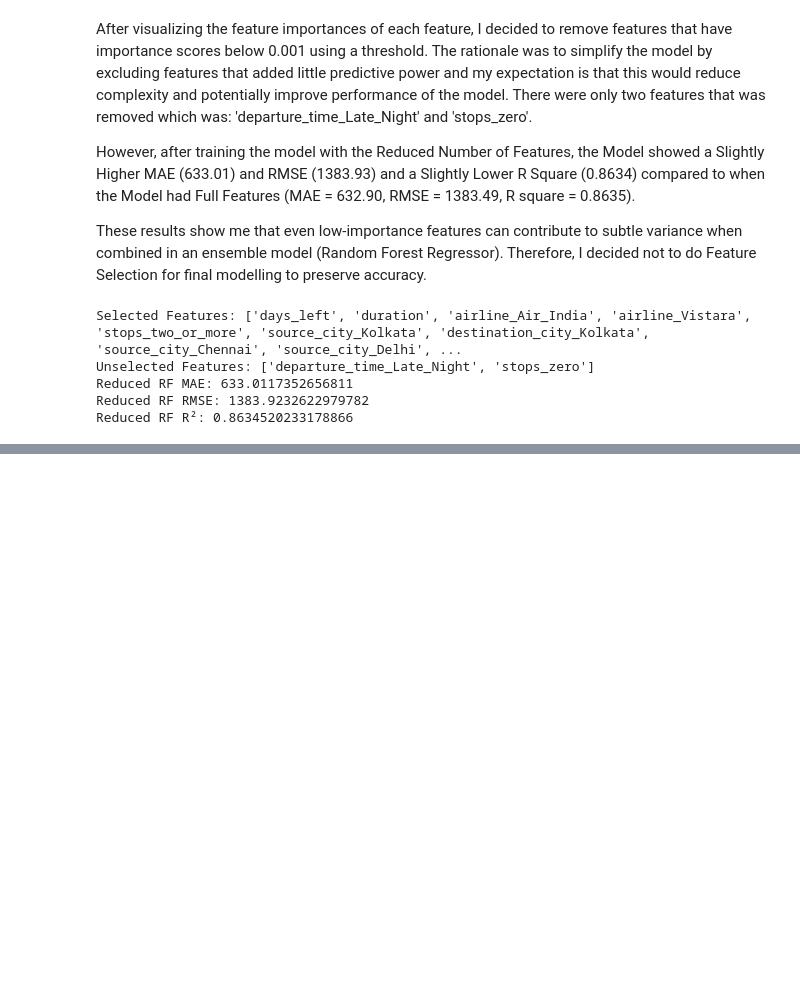
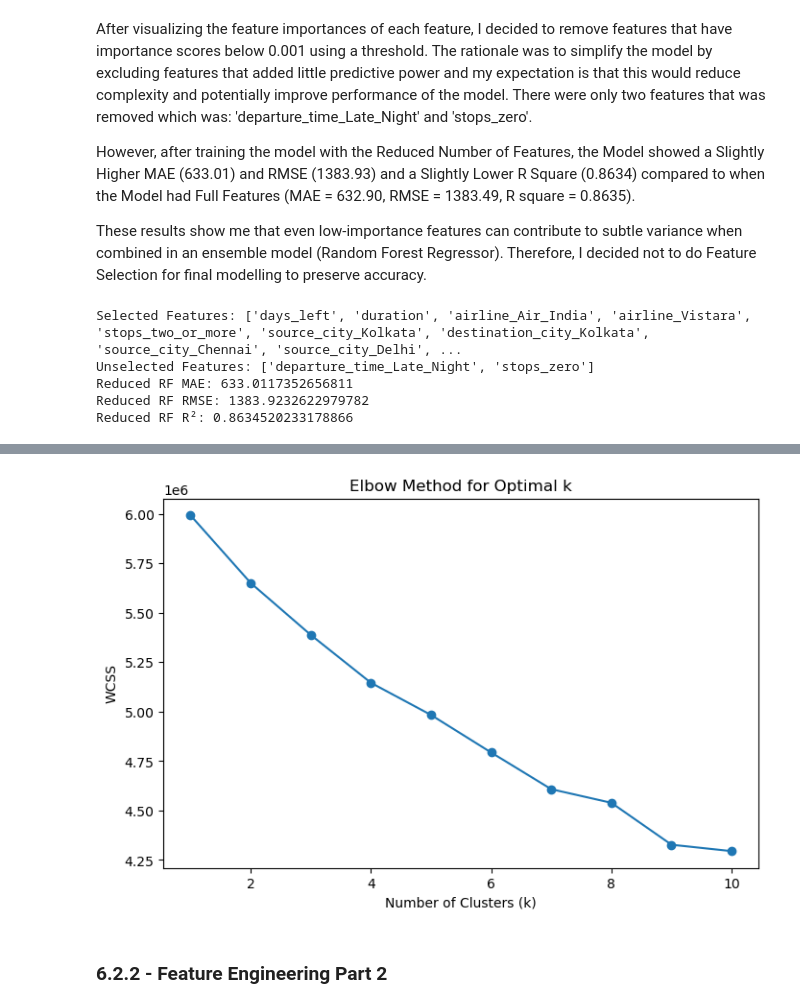
Before and after one commit to Justin-TP/mldp-project, a Jupyter notebook: MLDP Program Codes Submission Template.ipynb, the cells around one changed output, grey strips where cells are left out. Saved outputs shown, nothing was run; the diff lists cells and outputs as text; code cells hidden in the pictures; blank space fills up the shorter version.

Commit message:
Implemented Feature Engineering (Iterative Model Development

```diff
--- a/MLDP Program Codes Submission Template.ipynb
+++ b/MLDP Program Codes Submission Template.ipynb
@@ -583,0 +592,35 @@ Reduced RF R²: 0.8634520233178866
+# %%
+from sklearn.cluster import KMeans
+from sklearn.preprocessing import StandardScaler
+
+col_y = "price"
+y = df[col_y]
+col_irrelevant = [col_y, "index", "flight"]
+
+X = df.drop(col_irrelevant, axis=1)
+X = pd.get_dummies(X, drop_first=True)
+
+# Scale features for clustering
+scaler = StandardScaler()
+X_scaled = scaler.fit_transform(X)
+
+# Step 2: Calculate WCSS for different k values
+wcss = []
+K_range = range(1, 11)  # test k from 1 to 10
+
+for k in K_range:
+    kmeans = KMeans(n_clusters=k, init='k-means++', max_iter=300, n_init=10, random_state=2025)
+    kmeans.fit(X_scaled)
+    wcss.append(kmeans.inertia_)  # inertia_ = WCSS
+
+# Step 3: Plot Elbow Curve
+plt.figure(figsize=(8,5))
+plt.plot(K_range, wcss, marker='o')
+plt.title("Elbow Method for Optimal k")
+plt.xlabel("Number of Clusters (k)")
+plt.ylabel("WCSS")
+plt.show()
+# %% [output]
+[figure, added]
+# %% [markdown]
+### 6.2.2 - Feature Engineering Part 2
```
Also changed, not shown: parts of 6 cells of this notebook.
